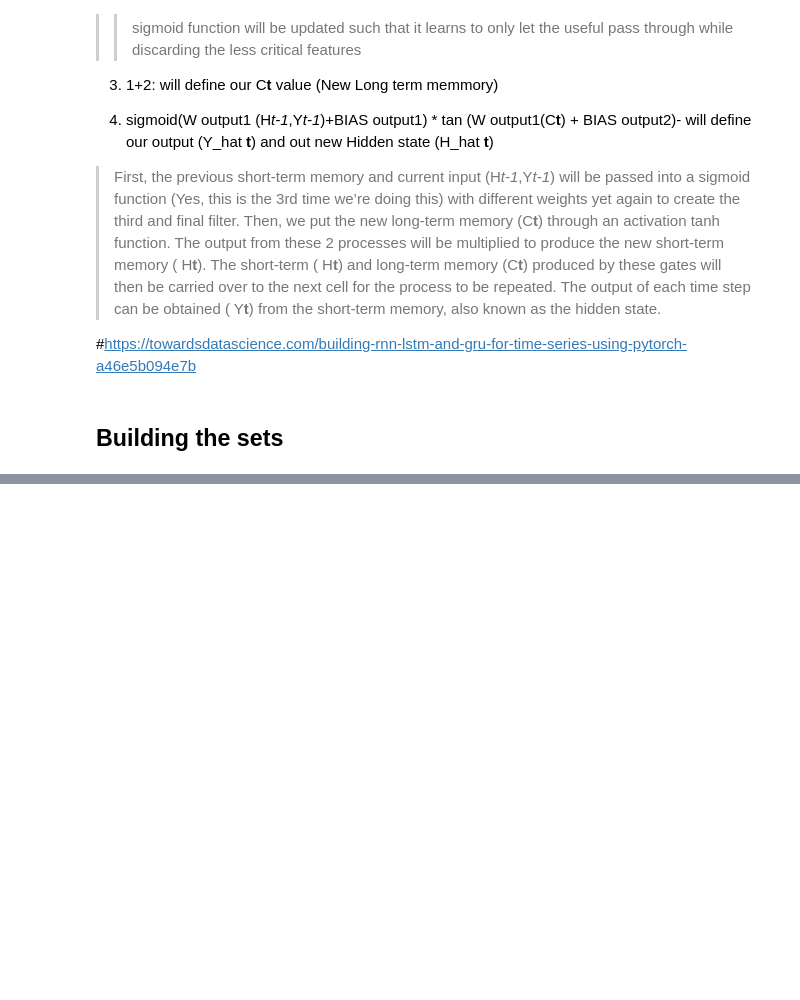
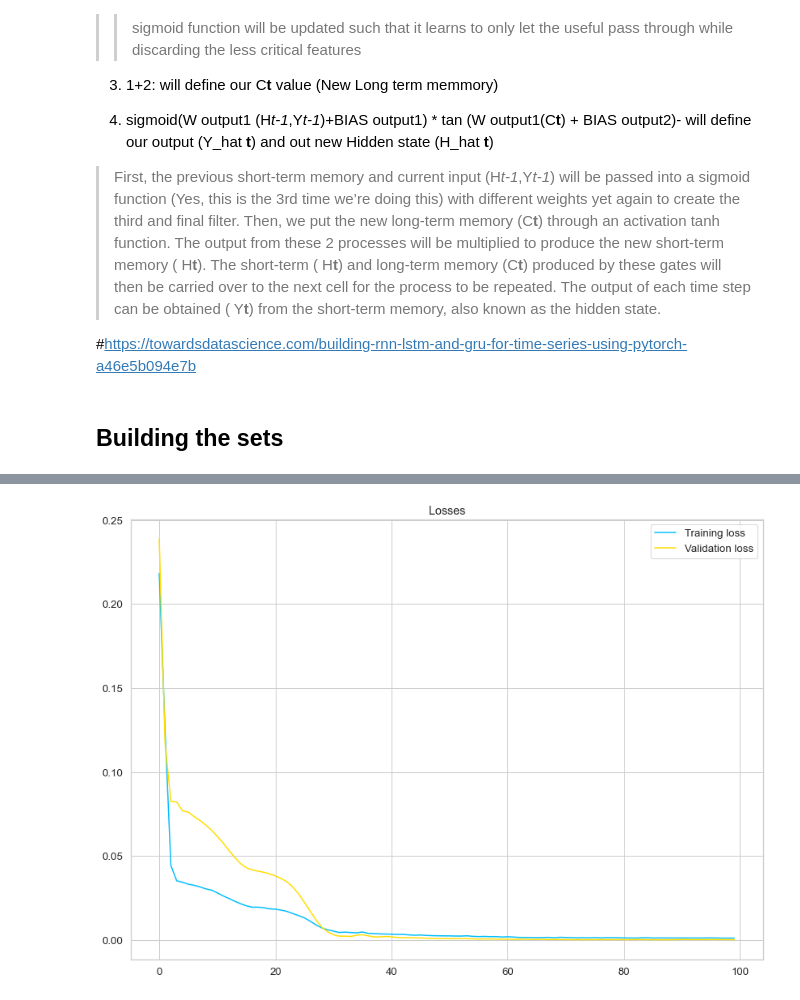
Before and after one commit to Dorpolo/TAU-DL-2021, a Jupyter notebook: HW2/Q4/main.ipynb, the cells around one changed output, grey strips where cells are left out. Drawn from its saved outputs; the diff is of its cells as text; code cells hidden in the pictures; blank space fills up the shorter version.

```diff
--- a/HW2/Q4/main.ipynb
+++ b/HW2/Q4/main.ipynb
@@ -131,0 +379,12 @@ batch_size =50
+# %%
+from sklearn.metrics import mean_absolute_error, mean_squared_error, r2_score
+
+def calculate_metrics(df):
+    return {
+        'mae' : mean_absolute_error(vals, preds),
+        'rmse' : mean_squared_error(vals, preds) ** 0.5,
+        'r2' : r2_score(vals, preds)
+    }
+
+result_metrics = calculate_metrics(df_result)
+result_metrics
@@ -131,0 +393,78 @@ batch_size =50
+# %%
+"""#Predict X
+
+Change X to be target and Y to be features
+"""
+
+#put the data into tensors
+train_features = torch.Tensor(y_train_arr) #torch.Size([800, 2])
+train_targets = torch.Tensor(X_train_arr) #torch.Size([800, 2])
+val_features = torch.Tensor(y_val_arr)  #torch.Size([200, 2])
+val_targets = torch.Tensor(X_val_arr)  #torch.Size([200, 2])
+test_features = torch.Tensor(y_test_arr)  #torch.Size([1000, 2])
+test_targets = torch.Tensor(X_test_arr)  #torch.Size([1000, 2])
+
+train = TensorDataset(train_features, train_targets)
+val = TensorDataset(val_features, val_targets)
+test = TensorDataset(test_features, test_targets)
+
+#DataLoader wraps an iterable around the Dataset to enable easy access to the samples:
+train_loader = DataLoader(train, batch_size=batch_size, shuffle=False, drop_last=True)
+val_loader = DataLoader(val, batch_size=batch_size, shuffle=False, drop_last=True)
+test_loader = DataLoader(test, batch_size=batch_size, shuffle=False, drop_last=True)
+test_loader_one = DataLoader(test, batch_size=1, shuffle=False, drop_last=True)
+
+model_params = {'input_dim': input_dim,
+                'hidden_dim' : hidden_dim,
+                'layer_dim' : layer_dim,
+                'output_dim' : output_dim,
+                'dropout_prob' : dropout}
+
+model = get_model('lstm', model_params)
+
+loss_fn = nn.MSELoss(reduction="mean")
+optimizer = optim.Adam(model.parameters(), lr=learning_rate,weight_decay=weight_decay)
+opt = Optimization(model=model, loss_fn=loss_fn, optimizer=optimizer)
+opt.train(train_loader, val_loader, batch_size=batch_size, n_epochs=n_epochs, n_features=input_dim)
+opt.plot_losses()
+
+predictions, values, error = opt.evaluate(test_loader_one, batch_size=1, n_features=input_dim)
+preds = np.concatenate(predictions, axis=0)
+vals = np.concatenate(values, axis=0)
+
+#Results dataFrame:
+predictions=pd.DataFrame(preds)
+predictions.rename(columns={0: 'X1_predicted', 1: 'X2_predicted'}, inplace=True)
+values=pd.DataFrame(vals)
+values.rename(columns={0: 'X1', 1: 'X2'}, inplace=True)
+
+results = pd.concat([values, predictions], axis=1)
+
+y_test_arr=pd.DataFrame(y_test_arr)
+y_test_arr.rename(columns={0: 'y1', 1: 'y2'}, inplace=True)
+
+frames = [y_test_arr,results]
+df_result_x = pd.concat(frames, axis=1)
+
+df_result
+
+df_result_x
+
+# def inverse_transform(scaler, df):
+#     for col in df.columns:
+#         df[col] = scaler.inverse_transform(df[col])
+#     return df\
+
+
+# df_result_x = inverse_transform(scaler, df_result_x)
+
+from sklearn.metrics import mean_absolute_error, mean_squared_error, r2_score
+
+def calculate_metrics(df):
+    return {'mae' : mean_absolute_error(vals, preds),
+            'rmse' : mean_squared_error(vals, preds) ** 0.5,
+            'r2' : r2_score(vals, preds)}
+
+result_metrics = calculate_metrics(df_result_x)
+result_metrics
+# %% [output]
@@ -131,0 +488 @@ batch_size =50
+[figure, added]
```
Also changed, not shown: parts of 6 cells of this notebook, 2 other files.
